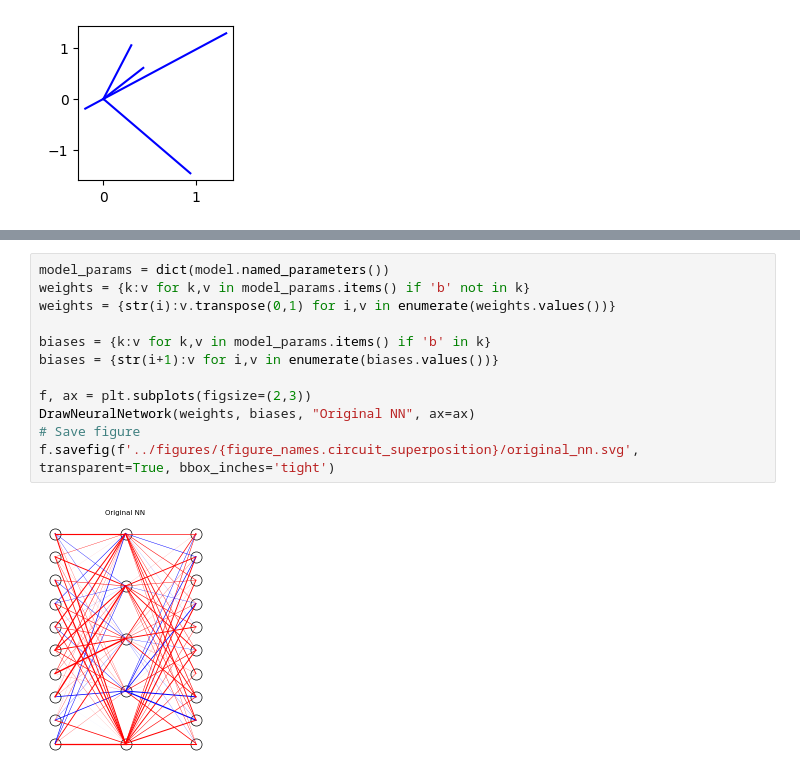
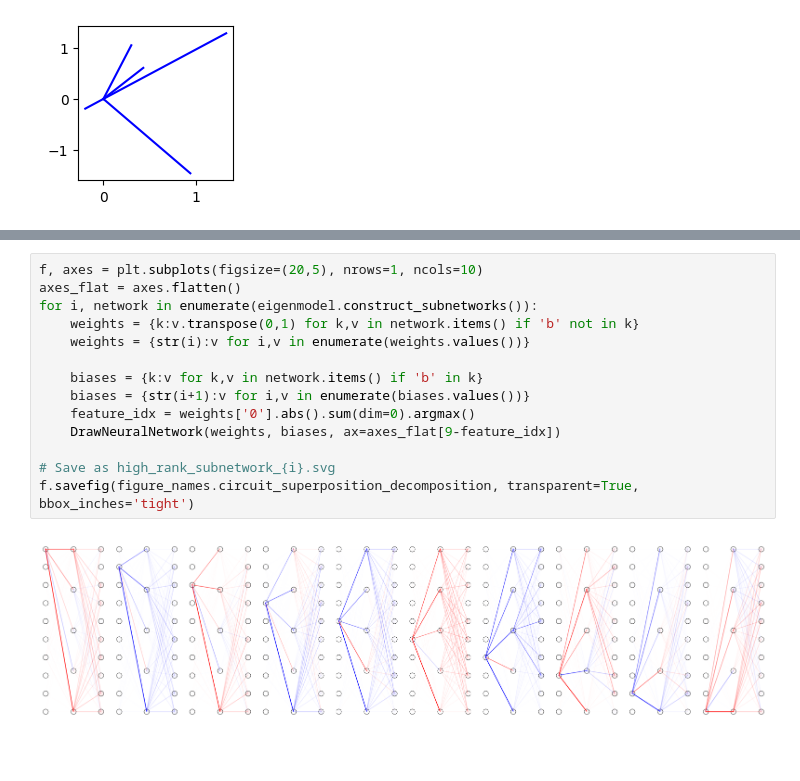
Before and after one commit to briannachrisman/eigenestimation, a Jupyter notebook: notebooks/tm2_circuit_superposition.ipynb, the cells around one changed output, grey strips where cells are left out. Drawn from its saved outputs; the diff is of its cells as text; blank space fills up the shorter version.

```diff
--- a/notebooks/tm2_circuit_superposition.ipynb
+++ b/notebooks/tm2_circuit_superposition.ipynb
@@ -40,14 +69,16 @@ plt.show()
 # %%
-model_params = dict(model.named_parameters())
-weights = {k:v for k,v in model_params.items() if 'b' not in k}
-weights = {str(i):v.transpose(0,1) for i,v in enumerate(weights.values())}
+f, axes = plt.subplots(figsize=(20,5), nrows=1, ncols=10)
+axes_flat = axes.flatten()
+for i, network in enumerate(eigenmodel.construct_subnetworks()):
+    weights = {k:v.transpose(0,1) for k,v in network.items() if 'b' not in k}
+    weights = {str(i):v for i,v in enumerate(weights.values())}
 
-biases = {k:v for k,v in model_params.items() if 'b' in k}
-biases = {str(i+1):v for i,v in enumerate(biases.values())}
+    biases = {k:v for k,v in network.items() if 'b' in k}
+    biases = {str(i+1):v for i,v in enumerate(biases.values())}
+    feature_idx = weights['0'].abs().sum(dim=0).argmax()
+    DrawNeuralNetwork(weights, biases, ax=axes_flat[9-feature_idx])
 
-f, ax = plt.subplots(figsize=(2,3))
-DrawNeuralNetwork(weights, biases, "Original NN", ax=ax)
-# Save figure
-f.savefig(f'../figures/{figure_names.circuit_superposition}/original_nn.svg', transparent=True, bbox_inches='tight')
+# Save as high_rank_subnetwork_{i}.svg
+f.savefig(figure_names.circuit_superposition_decomposition, transparent=True, bbox_inches='tight')
 # %% [output]
-[figure, old version]
+[figure, new version]
```
Also changed, not shown: parts of 4 cells of this notebook, 7 other files.
